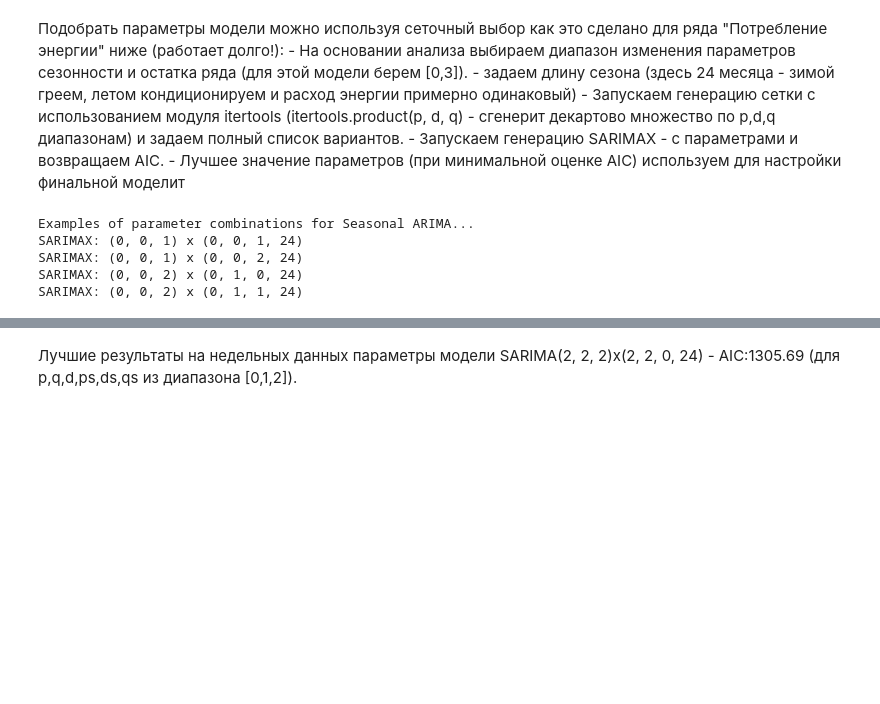
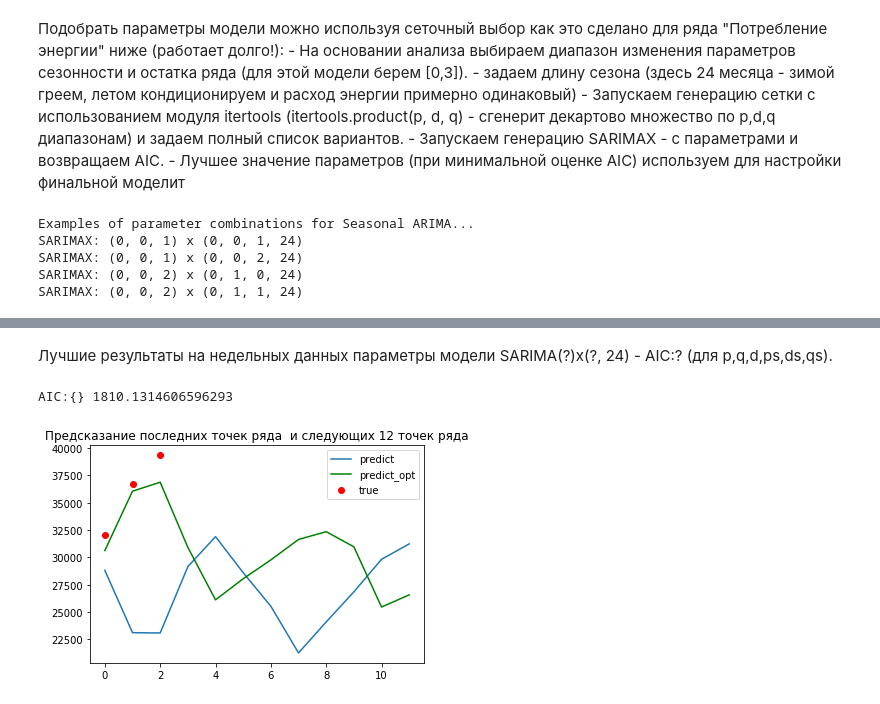
Before and after one commit to Svetorus/Time-Series, a Jupyter notebook: TS_3.ipynb, the cells around one changed output, grey strips where cells are left out. Drawn from its saved outputs; the diff is of its cells as text; code cells hidden in the pictures; blank space fills up the shorter version.

```diff
--- a/TS_3.ipynb
+++ b/TS_3.ipynb
@@ -265,23 +262,27 @@ ARIMA(2, 2, 2)x(2, 2, 1, 24)3 - AIC:1323.9257979563602
 # %% [markdown]
-Лучшие результаты на недельных данных параметры модели SARIMA(2, 2, 2)x(2, 2, 0, 24) - AIC:1305.69 (для p,q,d,ps,ds,qs из диапазона [0,1,2]).
+Лучшие результаты на недельных данных параметры модели SARIMA(?)x(?, 24) - AIC:? (для p,q,d,ps,ds,qs).
 # %%
 #для построения модели используем все данные, кроме 3-х последних месяцев (это будет тестовый набор)
 
-mod = sm.tsa.statespace.SARIMAX(data_m['PJME_MW'].values[:-6],order=[1, 2, 1],
+mod = sm.tsa.statespace.SARIMAX(data_m['PJME_MW'].values[:-3],order=[2, 0, 0],
                                 seasonal_order=[2, 2, 0, 24] ,
                                 enforce_stationarity=False,
                                 enforce_invertibility=False)
 results_opt = mod.fit()
 print('AIC:{}',results_opt.aic)
+# %% [output]
+AIC:{} 1810.1314606596293
 # %%
-pred_dynamic = results.forecast(42)    #делаем предсказание на 3 точки от текущего конца ряда
-pred_dynamic_opt = results_opt.forecast(42)
+pred_dynamic = results.forecast(12)    #делаем предсказание на 3 точки от текущего конца ряда
+pred_dynamic_opt = results_opt.forecast(12)
 
 plt.plot(pred_dynamic, label='predict' )
 plt.plot(pred_dynamic_opt,'g', label='predict_opt' )
 #Отобразим истинный значения
-plt.plot(data_m['PJME_MW'].values[-12:],'or',label='true')
-plt.title('Предсказание последних точек ряда  и следующих 30 точек ряда')
+plt.plot(data_m['PJME_MW'].values[-3:],'or',label='true')
+plt.title('Предсказание последних точек ряда  и следующих 12 точек ряда')
 plt.legend()
 
 plt.show()
+# %% [output]
+[figure, added]
```
Also changed, not shown: parts of 2 cells of this notebook.
